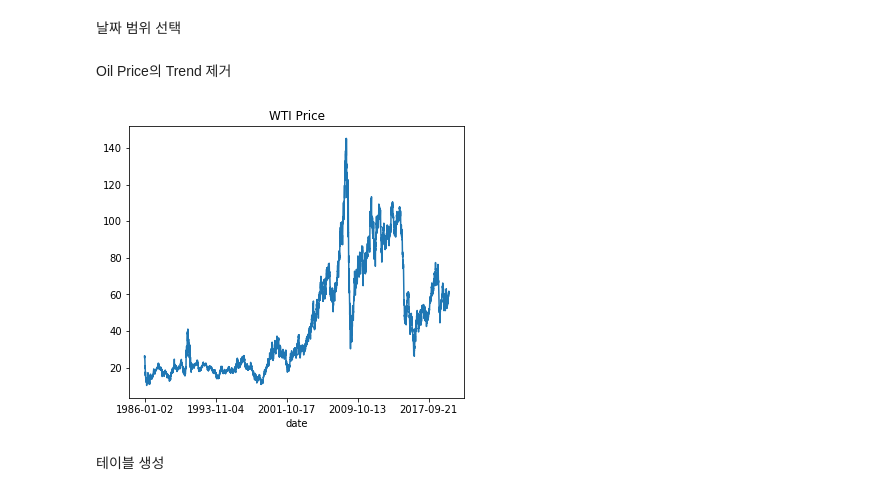
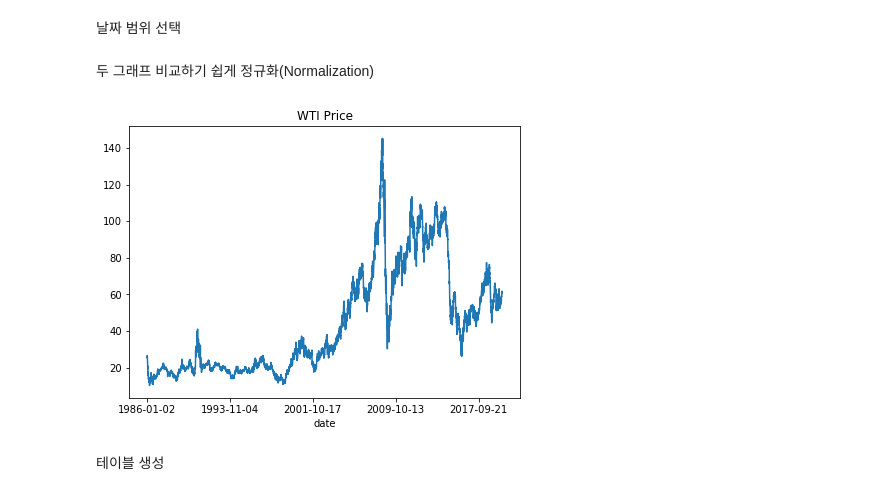
Before and after one commit to hengju/test, a Jupyter notebook: draw_graph.ipynb, the cells around one changed output. Cells and saved outputs as stored; diff of their text form; code cells hidden in the pictures.

```diff
--- a/draw_graph.ipynb
+++ b/draw_graph.ipynb
@@ -10,7 +11,7 @@ os.chdir('your directory')
 # %% [markdown]
 파일 열기
 # %%
-raw_df = pd.read_csv('daily_sent.csv', encoding='utf-8-sig')
+raw_df = pd.read_csv('sent_wti.csv', encoding='utf-8-sig')
 raw_df = raw_df.set_index('date')
 raw_df = raw_df.sort_values('date', ascending=True)
 # %% [markdown]
@@ -24,3 +25,5 @@ sent = sample_df['total_sentiment']
+# %% [markdown]
+두 그래프 비교하기 쉽게 정규화(Normalization)
 # %%
 def recalculate_sent(sent):
     new_sent = []
@@ -32,2 +48,0 @@ def recalculate_sent(sent):
-# %% [markdown]
-Oil Price의 Trend 제거
@@ -46,16 +49,14 @@ def detrend_wti(wti):
 # %%
 #Trend가 제거되지 않았을 때
 
-from matplotlib import pyplot as plt
-
 sample_df = raw_df[(raw_df.index > '1986-01-01') & (raw_df.index <= '2019-12-31')]
-wti = sample_df['wti_price']
-plt.figure(figsize=(6,5))
-wti.plot(kind='line')
+wti_sample = sample_df['wti_price']
+plt.figure(figsize=(7,5))
+wti_sample.plot(kind='line')
 plt.title('WTI Price')
 plt.show()
 # %% [output]
-[figure, old version]
+[figure, new version]
 # %% [markdown]
 테이블 생성
 # %%
```
Also changed, not shown: parts of 6 cells of this notebook.
